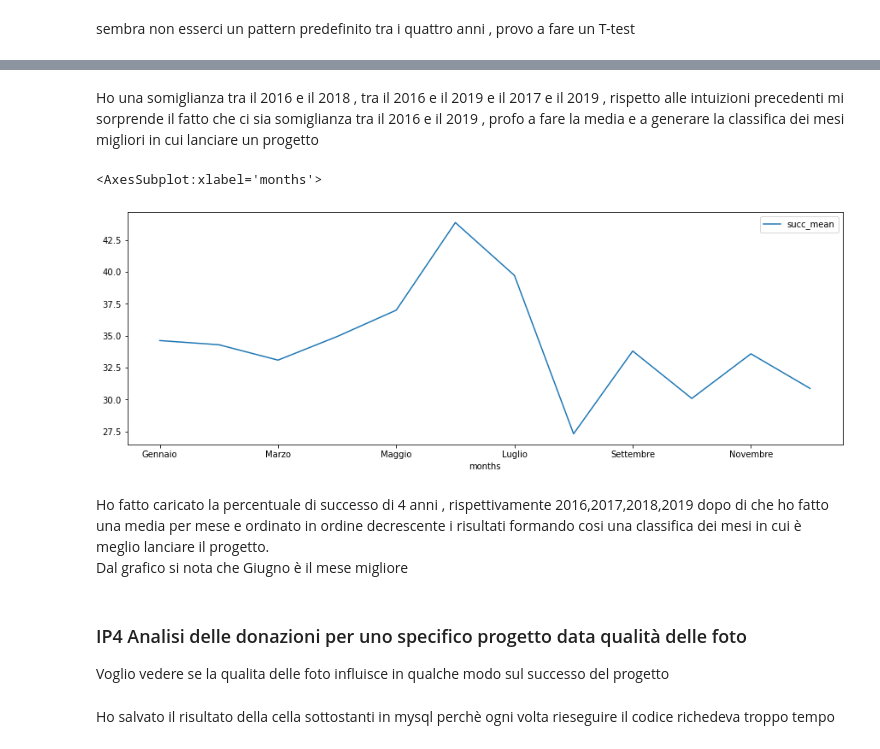
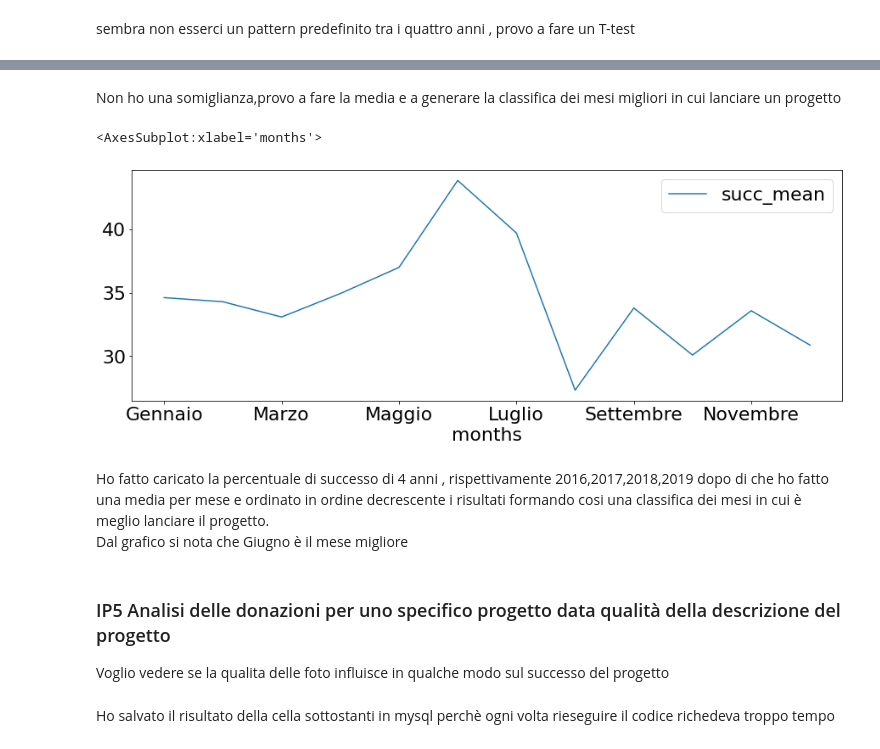
Before and after one commit to AlessandroCapici/Tesi_Triennale, a Jupyter notebook: Analisi dati.ipynb, the cells around one changed output, grey strips where cells are left out. Drawn from its saved outputs; the diff is of its cells as text; code cells hidden in the pictures.

```diff
--- a/Analisi dati.ipynb
+++ b/Analisi dati.ipynb
@@ -9,7 +9,9 @@ Dopo aver ristrutturato i file sotto forma di dataframe pandas si è deciso di c
 # %%
 import matplotlib.pyplot as plt
 import numpy as np
+import string
 import warnings
+from sklearn import *
 import geopandas as gpd
 from scipy.stats import ttest_ind
 from datetime import datetime
@@ -18,11 +20,17 @@ from scipy.stats import ks_2samp
 import pandas as pd
 import seaborn as sea
 import urllib.request
+from sklearn.model_selection import train_test_split
+from sklearn.metrics import r2_score
+from sklearn.linear_model import LogisticRegression
 import imquality.brisque as brisque
 from pandas.io import sql
 from textblob import TextBlob
 import datetime
 from sqlalchemy import create_engine
+font = {'size'   : 22}
+plt.rc('font', **font)
+warnings.filterwarnings('ignore')
 # %% [markdown]
 #### Connessione al database
 # %%
@@ -395,19 +470,29 @@ warnings.filterwarnings('ignore')
 #2016
 query="select months,(count(if(timeline.state LIKE '%successful%',id,null))/count(id))*100 as perc_succ,(count(if(timeline.state LIKE '%failed%' or '%cancelled %',id,null))/count(id))*100 as perc_fail  from timeline where years=2016 group by months"
 result_query_2016=sql.read_sql_query(query,engine)
-result_query_2016=result_query_2016.sort_values(by=['months'],ascending=False)
+result_query_2016=result_query_2016.sort_values(by=['months'],ascending=True)
+result_query_2016['months']=result_query_2016.months.apply(str)
+result_query_2016['months']=result_query_2016.months.map({'1': 'Gennaio', '2': 'Febbraio', '3': 'Marzo', '4': 'Aprile', '5': 'Maggio', '6': 'Giugno', '7': 'Luglio', '8': 'Agosto', '9': 'Settembre', '10': 'Ottobre', '11': 'Novembre', '12': 'Dicembre'})
+
 #2017
 query="select months,(count(if(timeline.state LIKE '%successful%',id,null))/count(id))*100 as perc_succ,(count(if(timeline.state LIKE '%failed%' or '%cancelled %',id,null))/count(id))*100 as perc_fail  from timeline where years=2017 group by months"
 result_query_2017=sql.read_sql_query(query,engine)
-result_query_2017=result_query_2017.sort_values(by=['months'],ascending=False)
+result_query_2017=result_query_2017.sort_values(by=['months'],ascending=True)
+result_query_2017['months']=result_query_2017.months.apply(str)
+result_query_2017['months']=result_query_2017.months.map({'1': 'Gennaio', '2': 'Febbraio', '3': 'Marzo', '4': 'Aprile', '5': 'Maggio', '6': 'Giugno', '7': 'Luglio', '8': 'Agosto', '9': 'Settembre', '10': 'Ottobre', '11': 'Novembre', '12': 'Dicembre'})
 #2018
 query="select months,(count(if(timeline.state LIKE '%successful%',id,null))/count(id))*100 as perc_succ,(count(if(timeline.state LIKE '%failed%' or '%cancelled %',id,null))/count(id))*100 as perc_fail  from timeline where years=2018 group by months"
 result_query_2018=sql.read_sql_query(query,engine)
-result_query_2018=result_query_2018.sort_values(by=['months'],ascending=False)
+result_query_2018=result_query_2018.sort_values(by=['months'],ascending=True)
+result_query_2018['months']=result_query_2018.months.apply(str)
+result_query_2018['months']=result_query_2018.months.map({'1': 'Gennaio', '2': 'Febbraio', '3': 'Marzo', '4': 'Aprile', '5': 'Maggio', '6': 'Giugno', '7': 'Luglio', '8': 'Agosto', '9': 'Settembre', '10': 'Ottobre', '11': 'Novembre', '12': 'Dicembre'})
+
 #2019
-query="select months,(count(if(timeline.state LIKE '%successful%',id,null))/count(id))*100 as perc_succ,(count(if(timeline.state LIKE '%failed%' or '%cancelled %',id,null))/count(id))*100 as perc_fail  from timeline where years=2019 group by months"
+query="select months,(count(if(timeline.state LIKE '%uccessful%',id,null))/count(id))*100 as perc_succ,(count(if(timeline.state LIKE '%failed%' or '%cancelled %',id,null))/count(id))*100 as perc_fail  from timeline where years=2019 group by months"
 result_query_2019=sql.read_sql_query(query,engine)
-result_query_2019=result_query_2019.sort_values(by=['months'],ascending=False)
+result_query_2019=result_query_2019.sort_values(by=['months'],ascending=True)
+result_query_2019['months']=result_query_2019.months.apply(str)
+result_query_2019['months']=result_query_2019.months.map({'1': 'Gennaio', '2': 'Febbraio', '3': 'Marzo', '4': 'Aprile', '5': 'Maggio', '6': 'Giugno', '7': 'Luglio', '8': 'Agosto', '9': 'Settembre', '10': 'Ottobre', '11': 'Novembre', '12': 'Dicembre'})
 # %%
 fig1, axs = plt.subplots(4,1,figsize=(15,20))
 axs = axs.flatten()
@@ -475,24 +565,27 @@ print("2018-2019 "+str(ttest_ind(result_query_2018['perc_succ'],result_query_201
 2017-2019 Ttest_indResult(statistic=-6.075375876727274, pvalue=1.236508594584508e-05)
 2018-2019 Ttest_indResult(statistic=-3.8641233558308663, pvalue=0.0012449300702783916)
 # %% [markdown]
-Ho una somiglianza tra il 2016 e il 2018 , tra il 2016 e il 2019 e il 2017 e il 2019 , rispetto alle intuizioni precedenti mi sorprende il fatto che ci sia somiglianza tra il 2016 e il 2019 , profo a fare la media e a generare la classifica dei mesi migliori in cui lanciare un progetto
+Non ho una somiglianza,provo a fare la media e a generare la classifica dei mesi migliori in cui lanciare un progetto
 # %%
 best_month=pd.DataFrame()
 best_month=best_month.append(result_query_2016,ignore_index=True)
 best_month=best_month.append(result_query_2017,ignore_index=True)
 best_month=best_month.append(result_query_2018,ignore_index=True)
 best_month=best_month.append(result_query_2019,ignore_index=True)
 best_month=best_month.groupby(['months'])['perc_succ'].mean().reset_index(name='succ_mean')
+best_month['months']=best_month.months.map({'Gennaio': '1', 'Febbraio': '2', 'Marzo': '3', 'Aprile': '4', 'Maggio': '5', 'Giugno': '6', 'Luglio': '7', 'Agosto': '8', 'Settembre': '9', 'Ottobre': '10', 'Novembre': '11', 'Dicembre': '12'})
+best_month['months']=best_month.months.apply(int)
+best_month=best_month.sort_values(by=['months'],ascending=True)
 best_month['months']=best_month.months.apply(str)
 best_month['months']=best_month.months.map({'1': 'Gennaio', '2': 'Febbraio', '3': 'Marzo', '4': 'Aprile', '5': 'Maggio', '6': 'Giugno', '7': 'Luglio', '8': 'Agosto', '9': 'Settembre', '10': 'Ottobre', '11': 'Novembre', '12': 'Dicembre'})
 best_month.plot(x='months',y='succ_mean',figsize=(15,5))
 # %% [output]
 <AxesSubplot:xlabel='months'>
-[figure, old version]
+[figure, new version]
 # %% [markdown]
 Ho fatto caricato la percentuale di successo di 4 anni , rispettivamente 2016,2017,2018,2019 dopo di che ho fatto una media per mese e ordinato in ordine decrescente i risultati formando cosi una classifica dei mesi in cui è meglio lanciare il progetto.
 Dal grafico si nota che Giugno è il mese migliore
 # %% [markdown]
-### IP4 Analisi delle donazioni per uno specifico progetto data qualità delle foto
+### IP5 Analisi delle donazioni per uno specifico progetto data qualità della descrizione del progetto
 Voglio vedere se la qualita delle foto influisce in qualche modo sul successo del progetto
 # %%
```
Also changed, not shown: parts of 68 cells of this notebook.
